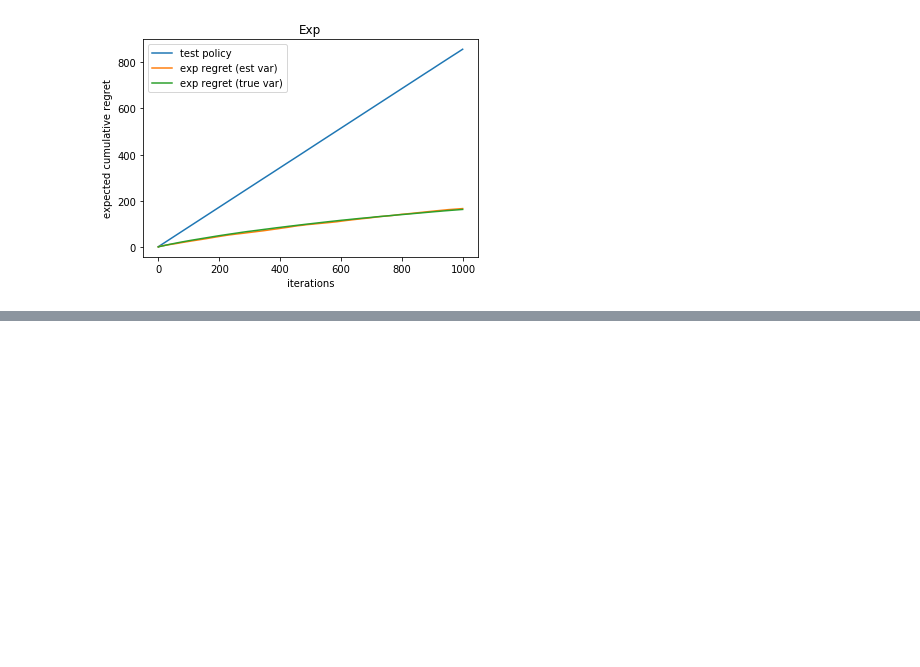
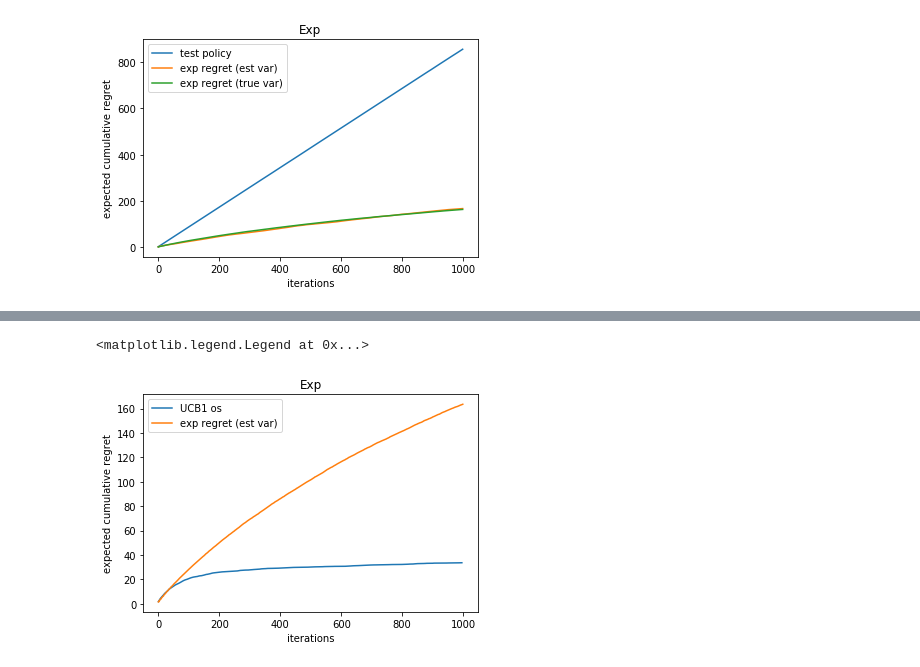
Before and after one commit to chengsoonong/eheye, a Jupyter notebook: QuantUCB/Sanity_test.ipynb, the cells around one changed output, grey strips where cells are left out. Drawn from its saved outputs; the diff is of its cells as text; code cells hidden in the pictures; blank space fills up the shorter version.

```diff
--- a/QuantUCB/Sanity_test.ipynb
+++ b/QuantUCB/Sanity_test.ipynb
@@ -267,0 +274,24 @@ plt.legend()
+# %%
+from UCB_discrete import UCB1_os
+
+regrets = []
+num_rounds = 1000
+num_exper = 50
+
+for i in range(num_exper):
+    agent = UCB1_os(rewards_env, num_rounds, medians)
+    regrets.append(agent.play())
+
+np.asarray(regrets).reshape((num_exper, num_rounds-3))
+expected_regrets_UCB1_os = np.mean(regrets, axis = 0)
+# %%
+#plt.plot(bounds, label = 'bound')
+plt.plot(expected_regrets_UCB1_os[:1000], label = 'UCB1 os')
+plt.plot(saving['exp_true'][:1000], label = 'exp regret (est var)')
+plt.xlabel('iterations')
+plt.ylabel('expected cumulative regret')
+plt.title('Exp')
+plt.legend()
+# %% [output]
+<matplotlib.legend.Legend at 0x...>
+[figure, added]
```
Also changed, not shown: parts of 3 cells of this notebook.
